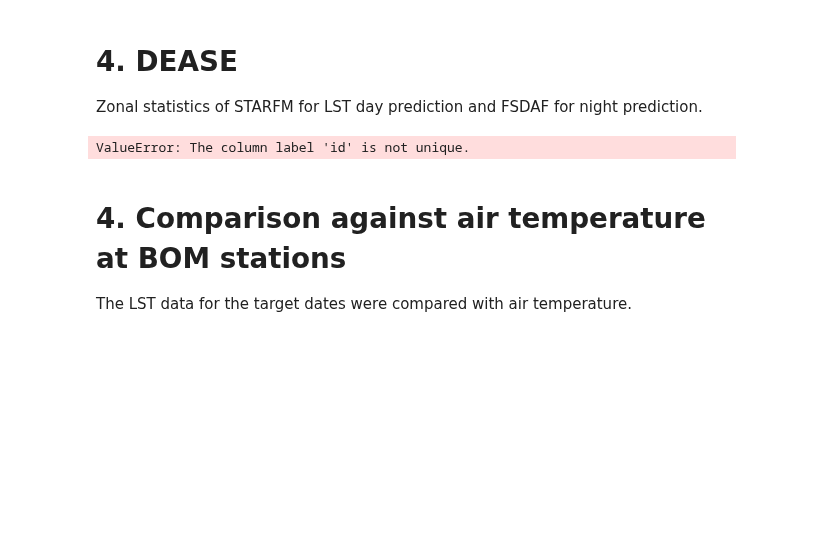
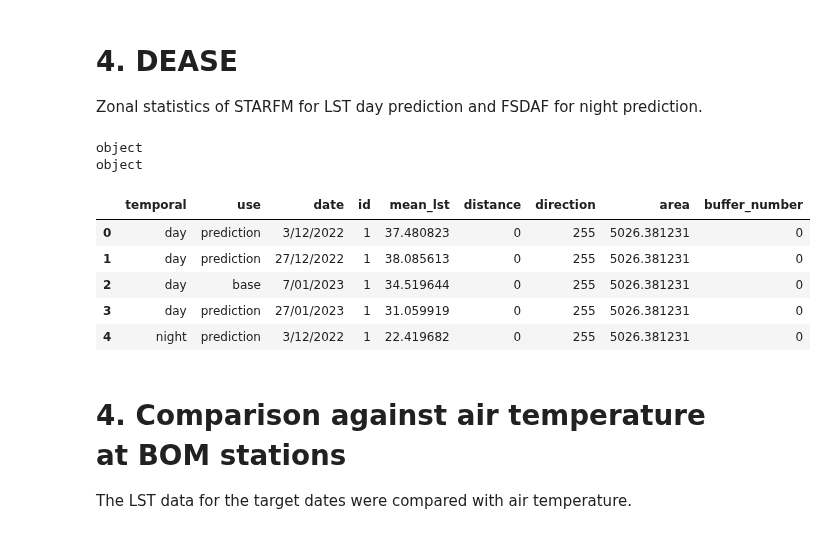
Before and after one commit to percyyvon-r/PhD-chapter2-data-fusion-full-diurnal-lst, a Jupyter notebook: notebook/fused_lst_temporalStability_spatialPatternConsistency.ipynb, the cells around one changed output. Drawn from its saved outputs; the diff is of its cells as text; code cells hidden in the pictures; blank space fills up the shorter version.

Commit message:
Updated the DEASE dataset

```diff
--- a/notebook/fused_lst_temporalStability_spatialPatternConsistency.ipynb
+++ b/notebook/fused_lst_temporalStability_spatialPatternConsistency.ipynb
@@ -153,10 +153,17 @@ dease_all_df = dease_all_df.rename(columns={
 dease_all_df = dease_all_df[["temporal", "use", "date", "id", "mean_lst"]]
 
 # Load the Constructed DEASE CSV metadata
-buffers = r"C:\Users\percy\Documents\studies\visual_studio_code\PhD-chapter2-data-fusion-full-diurnal-lst\output\csv\constructed_buffers_metadata.csv"
+buffer_df = pd.read_csv(r"C:\Users\percy\Documents\studies\visual_studio_code\PhD-chapter2-data-fusion-full-diurnal-lst\output\csv\constructed_buffers_metadata.csv")
+
+# Make sure 'id' is string for merging
+dease_all_df["id"] = dease_all_df["id"].astype(str)
+buffer_df["id"] = buffer_df["id"].astype(str)
+
+print(dease_all_df["id"].dtype)
+print(buffer_df["id"].dtype)
 
 # Join with the metadata
-dease_all_df_metadata = dease_all_df.merge(pd.read_csv(buffers), on="id", how="left")
+dease_all_df_metadata = dease_all_df.merge(buffer_df, on="id", how="left")
 
 ## Ensure the "Centre of urban areas" has rows for each bearing
 # Filter DEASE for centre of urban areas --> distance == 0
@@ -173,34 +180,41 @@ dease_centre_315 = dease_centre.copy()
 dease_centre_315["direction"] = 315
 
 dease_centre_345 = dease_centre.copy()
 dease_centre_345["direction"] = 345
 
 dease_centre_45 = dease_centre.copy()
 dease_centre_45["direction"] = 45
 
 dease_centre_75 = dease_centre.copy()
 dease_centre_75["direction"] = 75
 
 # Concatenate all centre rows
 dease_centre_all = pd.concat([
     dease_centre_255,
     dease_centre_285,
     dease_centre_315,
     dease_centre_345,
     dease_centre_45,
     dease_centre_75
 ], ignore_index=True)
 
 # Combine with the original DEASE dataset
 dease_all_df_metadata = pd.concat([dease_all_df_metadata, dease_centre_all], ignore_index=True)
 
 # Save merged CSV
 out_csv = os.path.join(dease_csv_folder, "dease_all_dates.csv")
 dease_all_df_metadata.to_csv(out_csv, index=False)
 
 dease_centre_all.head()
 # %% [output]
-ValueError: The column label 'id' is not unique.
+object
+object
+|  | temporal | use | date | id | mean_lst | distance | direction | area | buffer_number |
+| 0 | day | prediction | 3/12/2022 | 1 | 37.480823 | 0 | 255 | 5026.381231 | 0 |
+| 1 | day | prediction | 27/12/2022 | 1 | 38.085613 | 0 | 255 | 5026.381231 | 0 |
+| 2 | day | base | 7/01/2023 | 1 | 34.519644 | 0 | 255 | 5026.381231 | 0 |
+| 3 | day | prediction | 27/01/2023 | 1 | 31.059919 | 0 | 255 | 5026.381231 | 0 |
+| 4 | night | prediction | 3/12/2022 | 1 | 22.419682 | 0 | 255 | 5026.381231 | 0 |
 # %% [markdown]
 # 4. Comparison against air temperature at BOM stations
 The LST data for the target dates were compared with air temperature.
```
Also changed, not shown: 1 other file.
